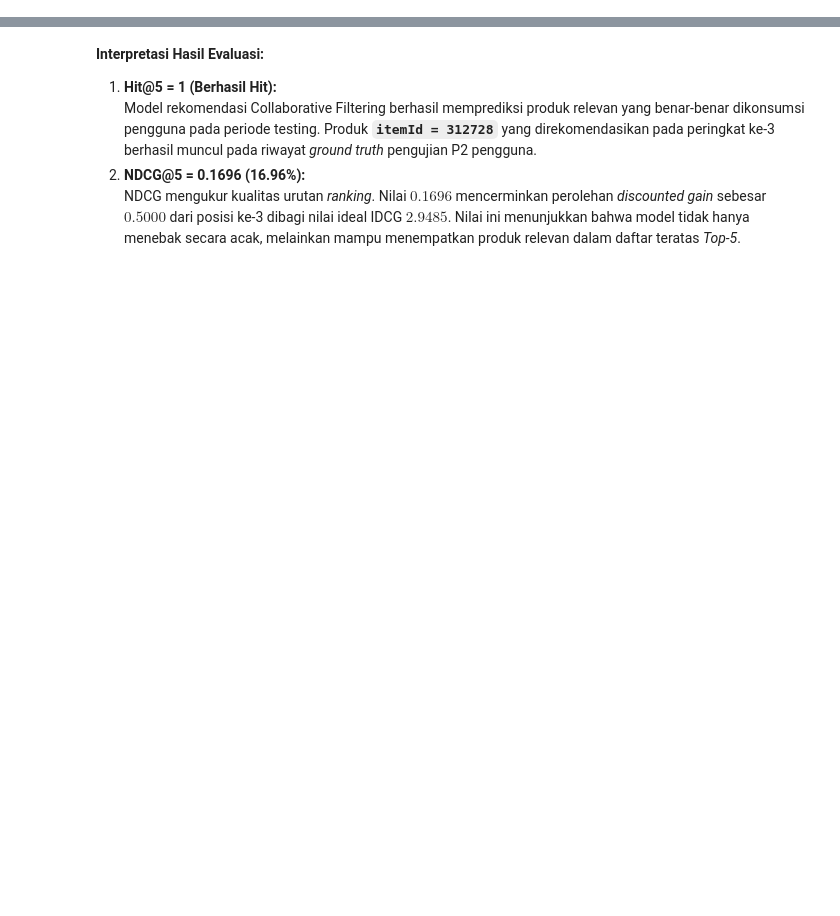
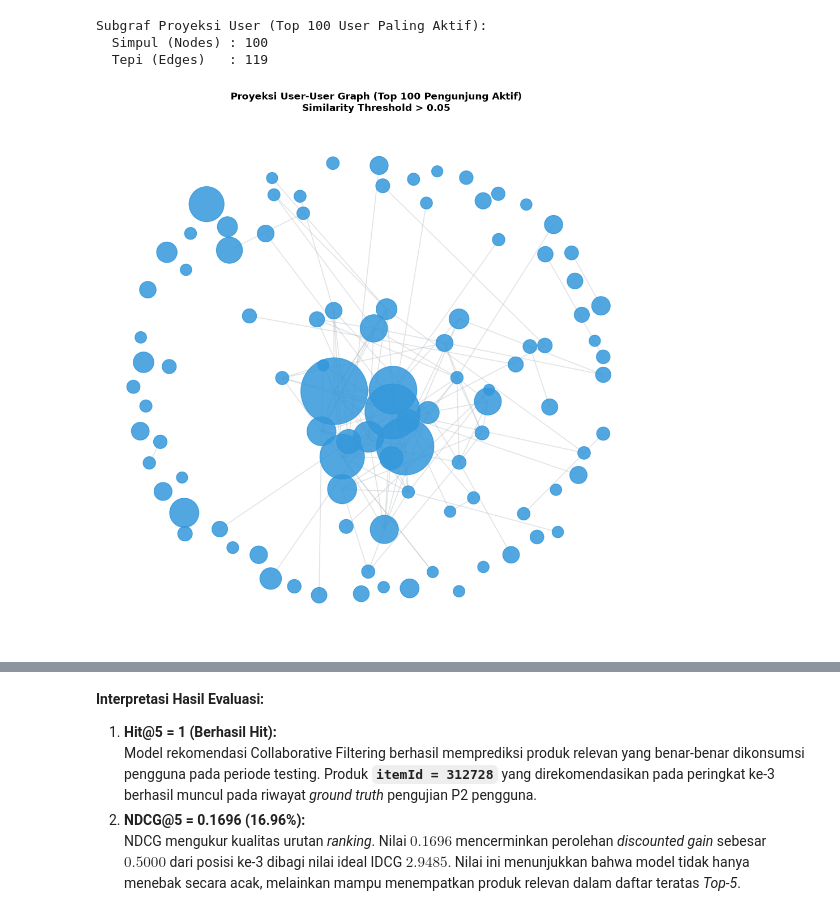
Before and after one commit to ivanagita/Graf-Sains-Data, a Jupyter notebook: UTS_GSD.ipynb, the cells around one changed output, grey strips where cells are left out. Cells and saved outputs as stored; diff of their text form; code cells hidden in the pictures; blank space fills up the shorter version.

```diff
--- a/UTS_GSD.ipynb
+++ b/UTS_GSD.ipynb
@@ -145,5 +0,0 @@ MATCH (n) DETACH DELETE n;
-# %%
-# Eksekusi pembersihan awal database
-with driver.session() as session:
-    session.run("MATCH (n) DETACH DELETE n")
-print("✅ Database Neo4j berhasil di-reset bersih (MATCH (n) DETACH DELETE n).")
@@ -1048,0 +119,5 @@ Rank   ItemId         Relevan?     Discount Factor    Gain
+# %%
+# CYPHER Total Reset
+with GraphDatabase.driver(URI, auth=AUTH) as driver:
+    driver.execute_query("MATCH (n) DETACH DELETE n;", database_="neo4j")
+print("Database Neo4j berhasil di-reset bersih dengan CYPHER Total Reset (MATCH (n) DETACH DELETE n).")
@@ -1048,0 +449,41 @@ Rank   ItemId         Relevan?     Discount Factor    Gain
+# %%
+# Visualisasi NetworkX Proyeksi User-User (Top 100 User Teraktif)
+top_k_users = 100
+user_activity = np.array(USER_ITEM_SPARSE.sum(axis=1)).flatten()
+top_u_idx = np.argsort(user_activity)[::-1][:top_k_users]
+
+G_user = nx.Graph()
+for idx in top_u_idx:
+    G_user.add_node(visitors_list[idx], weight=user_activity[idx])
+
+SIM_THRESHOLD_U = 0.05
+UU_sub = (A_u_norm[top_u_idx] @ A_u_norm[top_u_idx].T).toarray()
+np.fill_diagonal(UU_sub, 0)
+
+for i in range(top_k_users):
+    for j in range(i + 1, top_k_users):
+        sim = UU_sub[i, j]
+        if sim > SIM_THRESHOLD_U:
+            G_user.add_edge(visitors_list[top_u_idx[i]], visitors_list[top_u_idx[j]], weight=sim)
+
+print(f"Subgraf Proyeksi User (Top {top_k_users} User Paling Aktif):")
+print(f"  Simpul (Nodes) : {G_user.number_of_nodes()}")
+print(f"  Tepi (Edges)   : {G_user.number_of_edges()}")
+
+plt.figure(figsize=(10, 10))
+pos_u = nx.spring_layout(G_user, seed=42, k=0.35)
+node_sizes_u = [G_user.nodes[n]['weight'] * 4 + 40 for n in G_user.nodes()]
+
+nx.draw_networkx_nodes(G_user, pos_u, node_size=node_sizes_u, node_color='#3498db', alpha=0.85)
+nx.draw_networkx_edges(G_user, pos_u, edge_color='#bdc3c7', alpha=0.45, width=1.2)
+plt.title(f'Proyeksi User-User Graph (Top {top_k_users} Pengunjung Aktif)\nSimilarity Threshold > {SIM_THRESHOLD_U}',
+          fontsize=12, fontweight='bold', pad=12)
+plt.axis('off')
+plt.tight_layout()
+plt.savefig('user_projection_graph.png', dpi=150, bbox_inches='tight')
+plt.show()
+# %% [output]
+Subgraf Proyeksi User (Top 100 User Paling Aktif):
+  Simpul (Nodes) : 100
+  Tepi (Edges)   : 119
+[figure, added]
```
Also changed, not shown: parts of 75 cells of this notebook, 4 other files.
